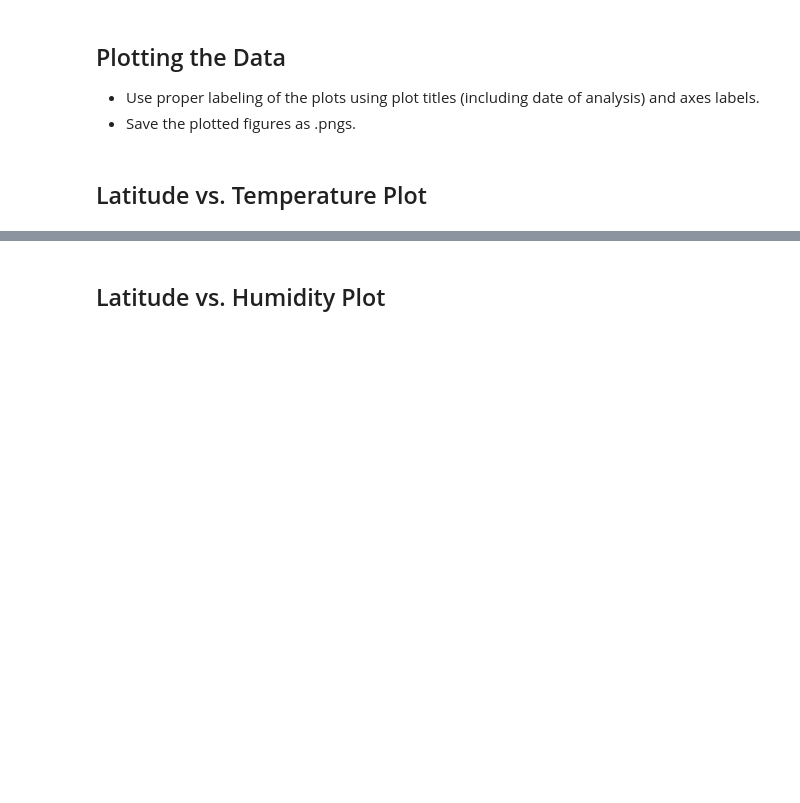
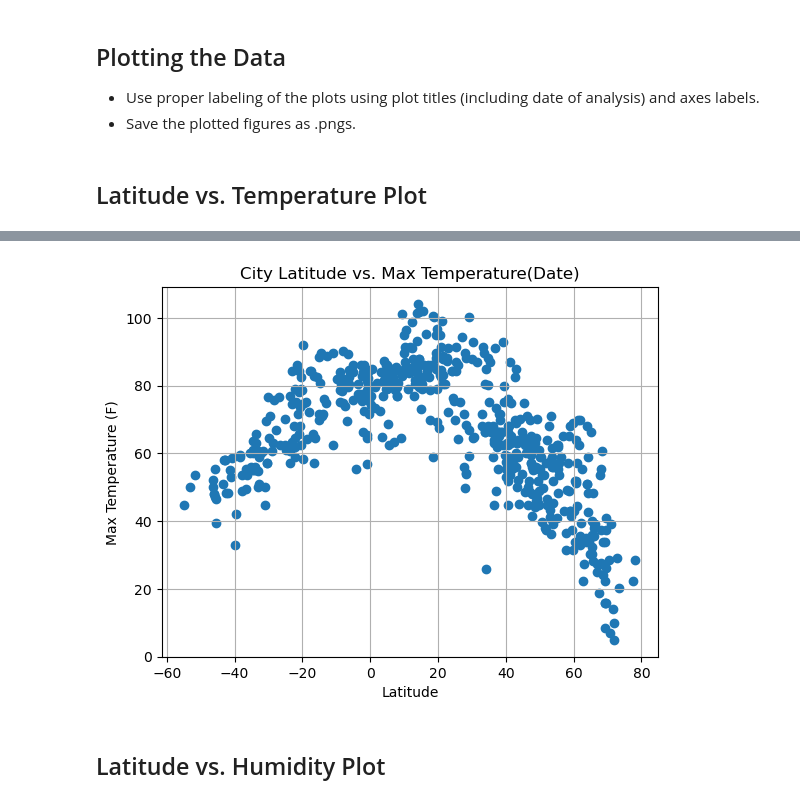
Before and after one commit to vgpass/python_api-challenge, a Jupyter notebook: WeatherPy/WeatherPyworking.ipynb, the cells around one changed output, grey strips where cells are left out. Drawn from its saved outputs; the diff is of its cells as text; code cells hidden in the pictures; blank space fills up the shorter version.

```diff
--- a/WeatherPy/WeatherPyworking.ipynb
+++ b/WeatherPy/WeatherPyworking.ipynb
@@ -195,0 +212,5 @@ Data Retrieval Complete
+# %%
+path = 'output_data/cities.csv'
+city_test = pd.read_csv(path, encoding='utf-8')
+# city_test = pd.DataFrame('/output_data/cities.csv')
+city_test.head()
@@ -211,3 +244,7 @@ Skip this step if there are no cities that have humidity > 100%.
 # %%
 #  Get the indices of cities that have humidity over 100%.
+cities_clean_data = city_test.loc[city_test['City_ID'] != 129]
+cities_clean_data.head()
+
+# cities_clean.to_csv('cities_clean.csv')
 # %% [output]
@@ -234,2 +282,11 @@ Int64Index([], dtype='int64')
+# %%
+plt.scatter(cities_clean_data['Lat'], cities_clean_data['Max Temp'])
+plt.title('City Latitude vs. Max Temperature(Date)')
+plt.xlabel('Latitude')
+plt.ylabel('Max Temperature (F)')
+plt.grid()
+plt.show()
+# %% [output]
+[figure, added]
 # %% [markdown]
 ## Latitude vs. Humidity Plot
```
Also changed, not shown: parts of 42 cells of this notebook, 3 other files.
